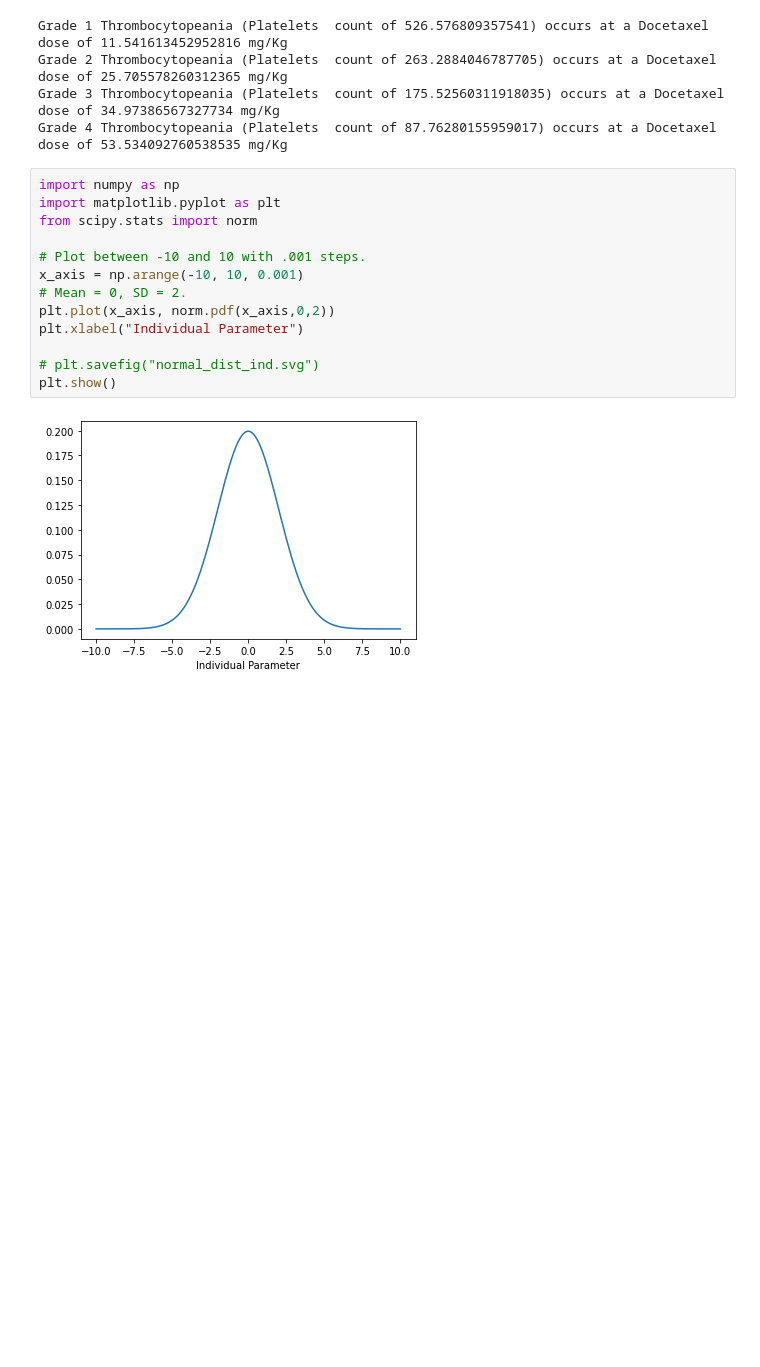
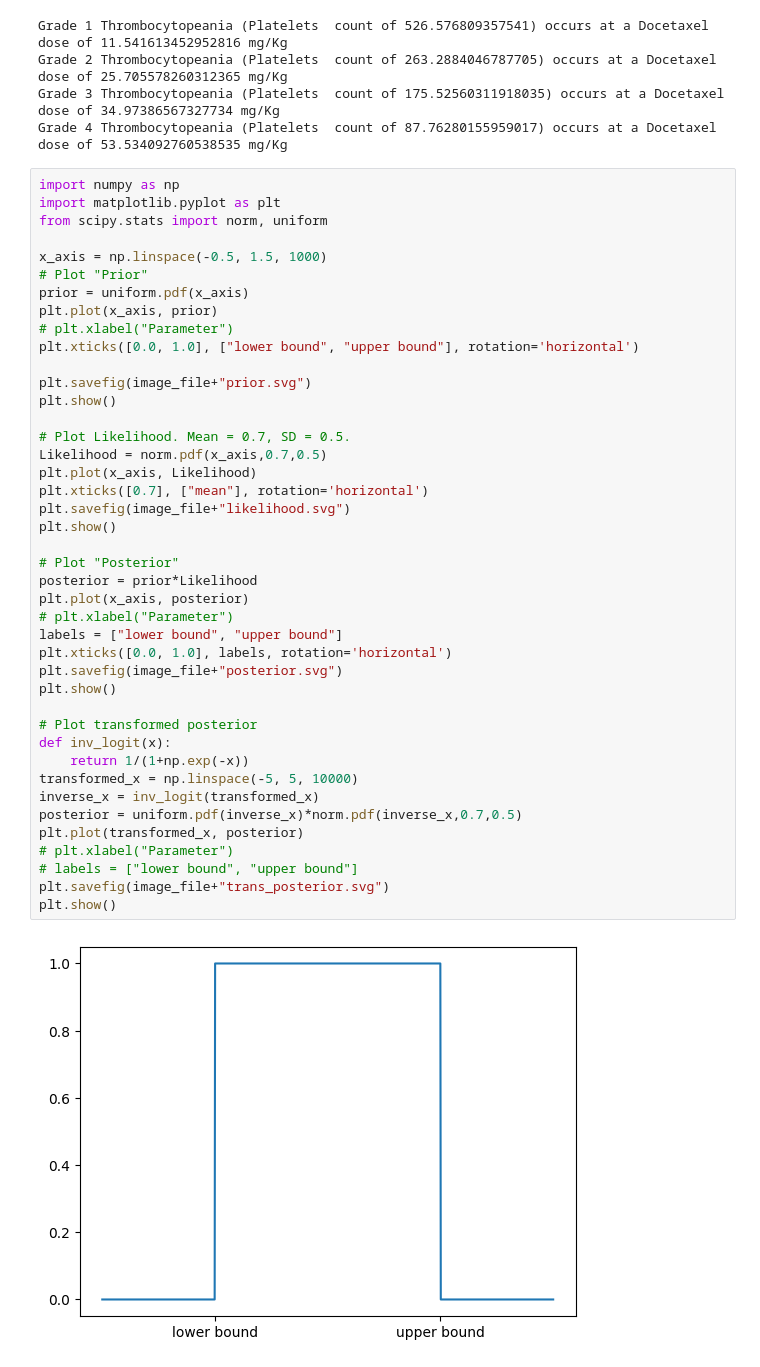
Before and after one commit to Rebecca-Rumney/Myleotoxicity-PKPD, a Jupyter notebook: Notebooks/7_Conclusion.ipynb, the cells around one changed output. Saved outputs shown, nothing was run; the diff lists cells and outputs as text; blank space fills up the shorter version.

Commit message:
Added images for future work

```diff
--- a/Notebooks/7_Conclusion.ipynb
+++ b/Notebooks/7_Conclusion.ipynb
@@ -472,18 +472,47 @@ Grade 1 Thrombocytopeania (Platelets  count of 526.576809357541) occurs at a Doc
 Grade 2 Thrombocytopeania (Platelets  count of 263.2884046787705) occurs at a Docetaxel dose of 25.705578260312365 mg/Kg
 Grade 3 Thrombocytopeania (Platelets  count of 175.52560311918035) occurs at a Docetaxel dose of 34.97386567327734 mg/Kg
 Grade 4 Thrombocytopeania (Platelets  count of 87.76280155959017) occurs at a Docetaxel dose of 53.534092760538535 mg/Kg
-# %%
-import numpy as np
-import matplotlib.pyplot as plt
-from scipy.stats import norm
-
-# Plot between -10 and 10 with .001 steps.
-x_axis = np.arange(-10, 10, 0.001)
-# Mean = 0, SD = 2.
-plt.plot(x_axis, norm.pdf(x_axis,0,2))
-plt.xlabel("Individual Parameter")
-
-# plt.savefig("normal_dist_ind.svg")
-plt.show()
-# %% [output]
-[figure, removed]
+# %%
+import numpy as np
+import matplotlib.pyplot as plt
+from scipy.stats import norm, uniform
+
+x_axis = np.linspace(-0.5, 1.5, 1000)
+# Plot "Prior"
+prior = uniform.pdf(x_axis)
+plt.plot(x_axis, prior)
+# plt.xlabel("Parameter")
+plt.xticks([0.0, 1.0], ["lower bound", "upper bound"], rotation='horizontal')
+
+plt.savefig(image_file+"prior.svg")
+plt.show()
+
+# Plot Likelihood. Mean = 0.7, SD = 0.5.
+Likelihood = norm.pdf(x_axis,0.7,0.5)
+plt.plot(x_axis, Likelihood)
+plt.xticks([0.7], ["mean"], rotation='horizontal')
+plt.savefig(image_file+"likelihood.svg")
+plt.show()
+
+# Plot "Posterior"
+posterior = prior*Likelihood
+plt.plot(x_axis, posterior)
+# plt.xlabel("Parameter")
+labels = ["lower bound", "upper bound"]
+plt.xticks([0.0, 1.0], labels, rotation='horizontal')
+plt.savefig(image_file+"posterior.svg")
+plt.show()
+
+# Plot transformed posterior
+def inv_logit(x):
+    return 1/(1+np.exp(-x))
+transformed_x = np.linspace(-5, 5, 10000)
+inverse_x = inv_logit(transformed_x)
+posterior = uniform.pdf(inverse_x)*norm.pdf(inverse_x,0.7,0.5)
+plt.plot(transformed_x, posterior)
+# plt.xlabel("Parameter")
+# labels = ["lower bound", "upper bound"]
+plt.savefig(image_file+"trans_posterior.svg")
+plt.show()
+# %% [output]
+[figure, added]
```
Also changed, not shown: parts of 3 cells of this notebook, 10 other files.
